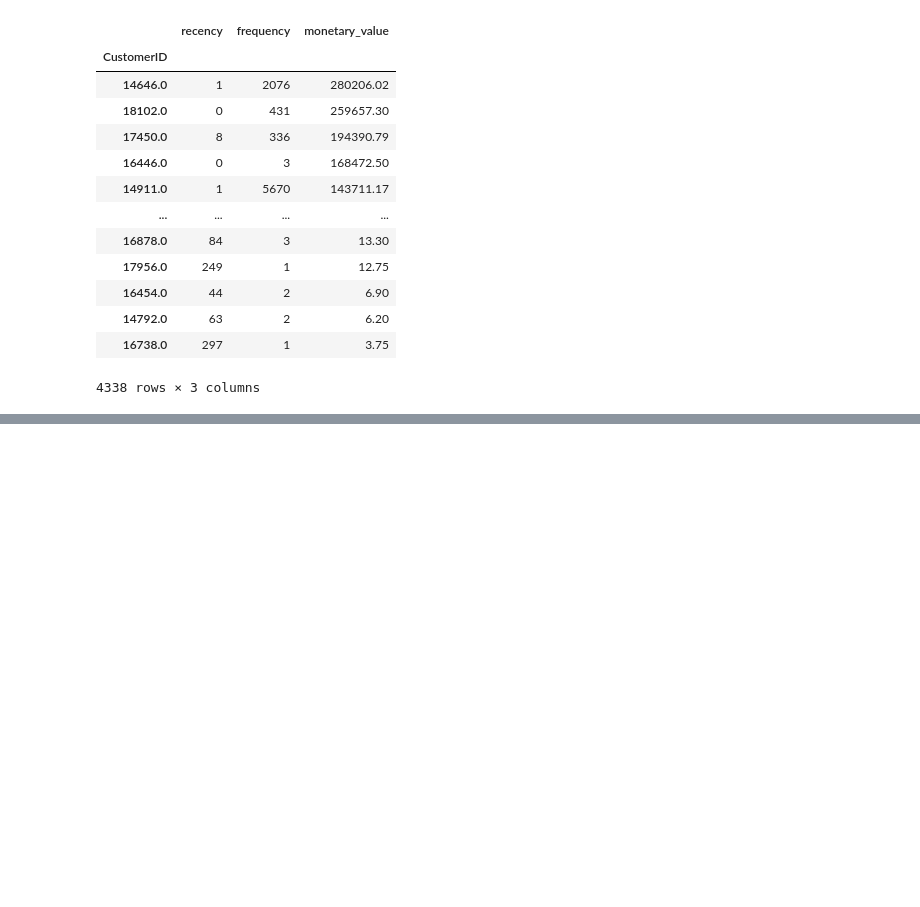
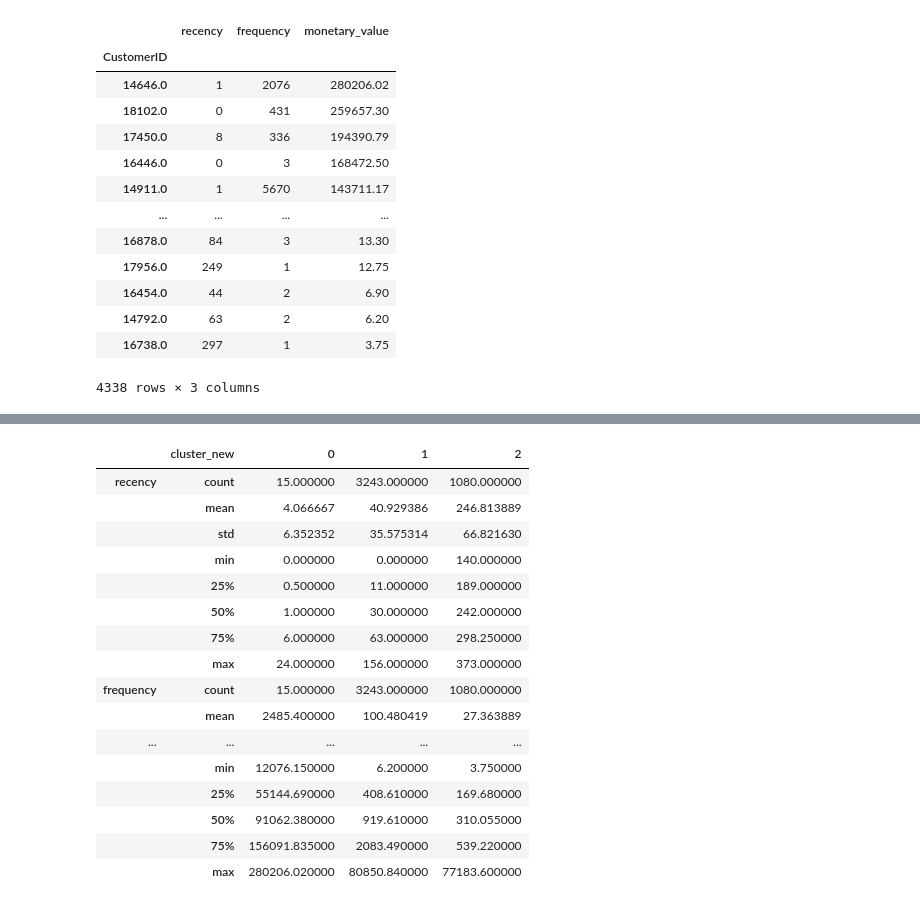
Before and after one commit to KarenKaoK/RFMClusterStudy, a Jupyter notebook: customer_segmentation.ipynb, the cells around one changed output, grey strips where cells are left out. Drawn from its saved outputs; the diff is of its cells as text; code cells hidden in the pictures; blank space fills up the shorter version.

```diff
--- a/customer_segmentation.ipynb
+++ b/customer_segmentation.ipynb
@@ -161,0 +205,2 @@ rfmTable
+# %%
+rfmTable["cluster_new"] = clusters.labels_
@@ -161,0 +236,20 @@ rfmTable
+# %%
+rfmTable.groupby('cluster_new' ).describe().T
+# %% [output]
+|  | cluster_new | 0 | 1 | 2 |
+| recency | count | 15.000000 | 3243.000000 | 1080.000000 |
+|  | mean | 4.066667 | 40.929386 | 246.813889 |
+|  | std | 6.352352 | 35.575314 | 66.821630 |
+|  | min | 0.000000 | 0.000000 | 140.000000 |
+|  | 25% | 0.500000 | 11.000000 | 189.000000 |
+|  | 50% | 1.000000 | 30.000000 | 242.000000 |
+|  | 75% | 6.000000 | 63.000000 | 298.250000 |
+|  | max | 24.000000 | 156.000000 | 373.000000 |
+| frequency | count | 15.000000 | 3243.000000 | 1080.000000 |
+|  | mean | 2485.400000 | 100.480419 | 27.363889 |
+| ... | ... | ... | ... | ... |
+|  | min | 12076.150000 | 6.200000 | 3.750000 |
+|  | 25% | 55144.690000 | 408.610000 | 169.680000 |
+|  | 50% | 91062.380000 | 919.610000 | 310.055000 |
+|  | 75% | 156091.835000 | 2083.490000 | 539.220000 |
+|  | max | 280206.020000 | 80850.840000 | 77183.600000 |
```
Also changed, not shown: parts of 23 cells of this notebook.
